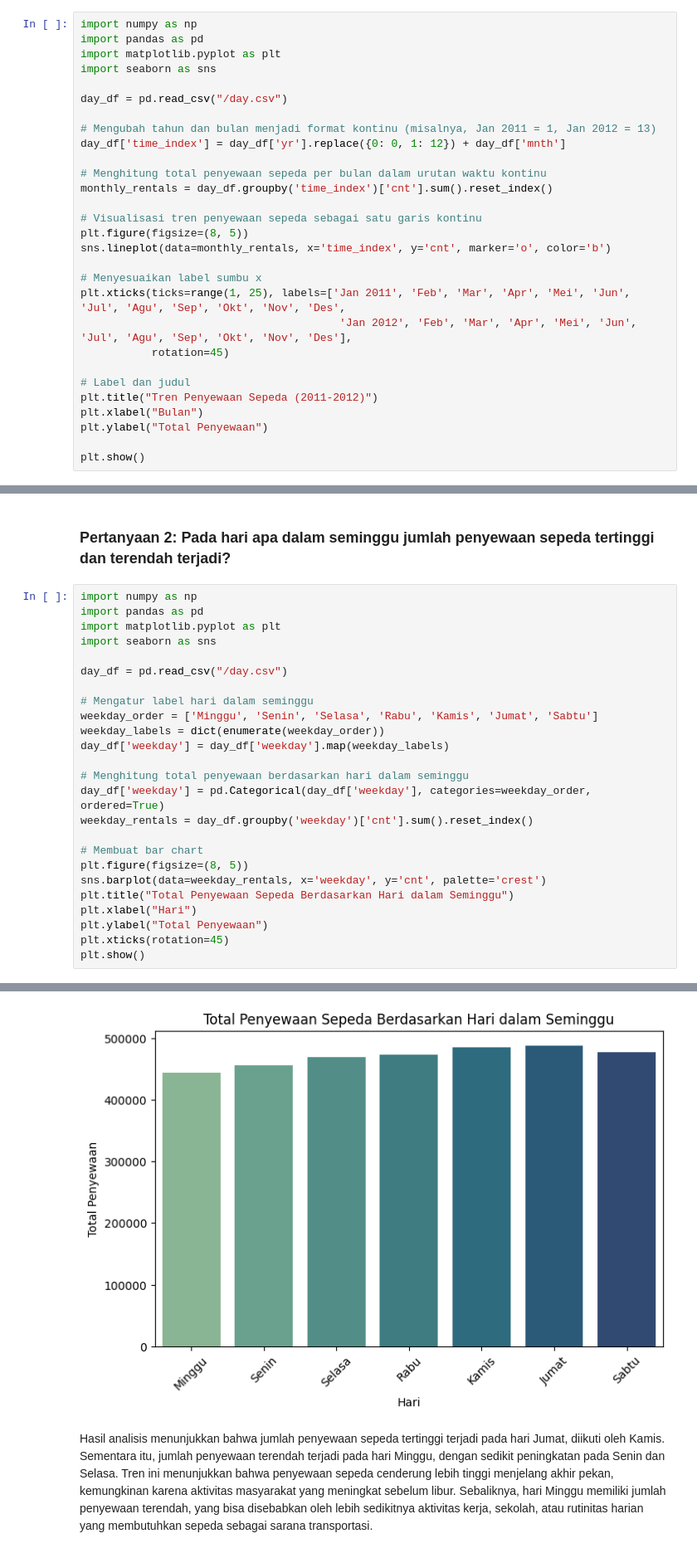
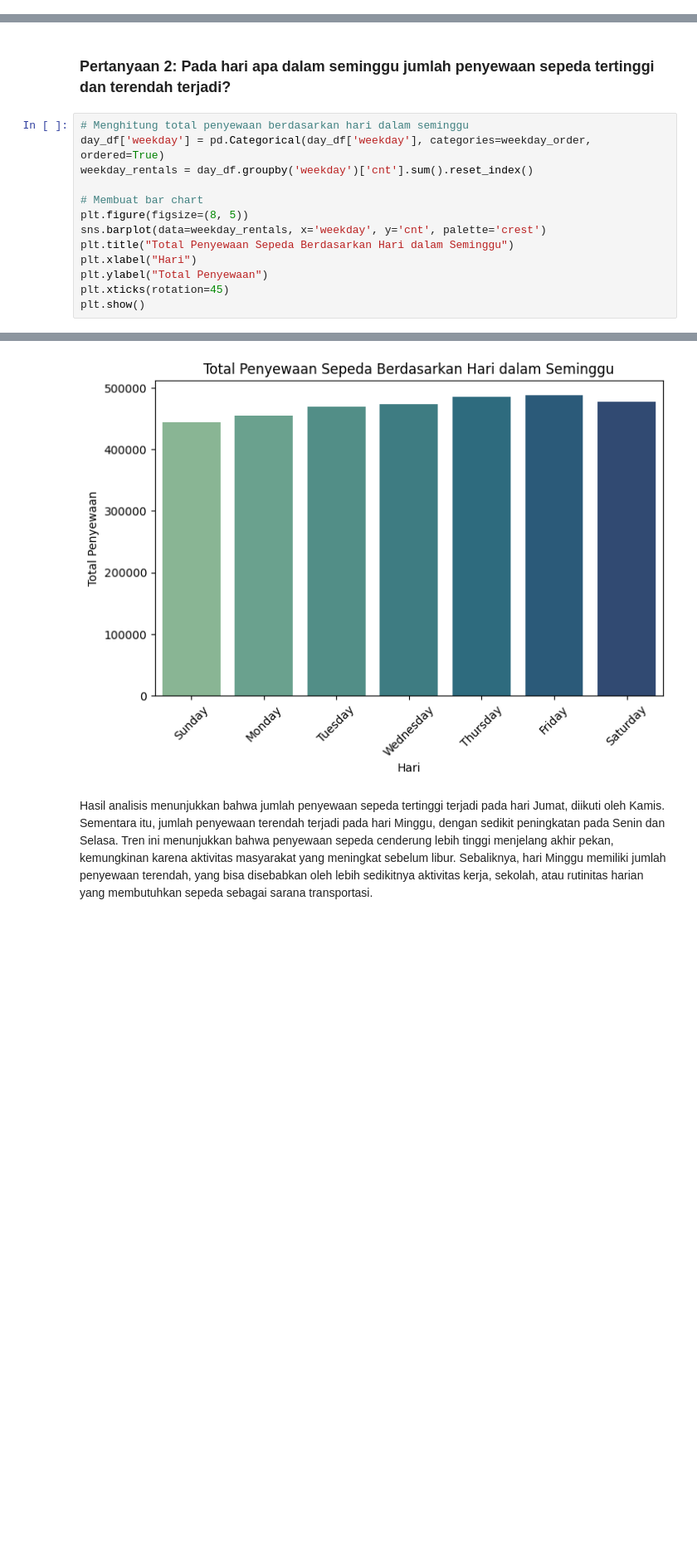
Before and after one commit to sahraazlqdh/Bike-Sharingg, a Jupyter notebook: Notebook.ipynb, the cells around one changed output, grey strips where cells are left out. Shown at 83% size. Saved outputs shown, nothing was run; the diff lists cells and outputs as text; blank space fills up the shorter version.

```diff
--- a/Notebook.ipynb
+++ b/Notebook.ipynb
@@ -371,32 +371,3 @@ Passing `palette` without assigning `hue` is deprecated and will be removed in v
   sns.barplot(data=yearly_rentals, x='yr', y='cnt', palette='viridis')
 <function matplotlib.pyplot.show(close=None, block=None)>
 [figure]
-# %%
-import numpy as np
-import pandas as pd
-import matplotlib.pyplot as plt
-import seaborn as sns
-
-day_df = pd.read_csv("/day.csv")
-
-# Mengubah tahun dan bulan menjadi format kontinu (misalnya, Jan 2011 = 1, Jan 2012 = 13)
-day_df['time_index'] = day_df['yr'].replace({0: 0, 1: 12}) + day_df['mnth']
-
-# Menghitung total penyewaan sepeda per bulan dalam urutan waktu kontinu
-monthly_rentals = day_df.groupby('time_index')['cnt'].sum().reset_index()
-
-# Visualisasi tren penyewaan sepeda sebagai satu garis kontinu
-plt.figure(figsize=(8, 5))
-sns.lineplot(data=monthly_rentals, x='time_index', y='cnt', marker='o', color='b')
-
-# Menyesuaikan label sumbu x
-plt.xticks(ticks=range(1, 25), labels=['Jan 2011', 'Feb', 'Mar', 'Apr', 'Mei', 'Jun', 'Jul', 'Agu', 'Sep', 'Okt', 'Nov', 'Des',
-                                        'Jan 2012', 'Feb', 'Mar', 'Apr', 'Mei', 'Jun', 'Jul', 'Agu', 'Sep', 'Okt', 'Nov', 'Des'],
-           rotation=45)
-
-# Label dan judul
-plt.title("Tren Penyewaan Sepeda (2011-2012)")
-plt.xlabel("Bulan")
-plt.ylabel("Total Penyewaan")
-
-plt.show()
@@ -407,35 +376,23 @@ Grafik menunjukkan tren penyewaan sepeda dari tahun 2011 hingga 2012 mengalami p
 # %% [markdown]
 ### Pertanyaan 2: Pada hari apa dalam seminggu jumlah penyewaan sepeda tertinggi dan terendah terjadi?
 # %%
-import numpy as np
-import pandas as pd
-import matplotlib.pyplot as plt
-import seaborn as sns
-
-day_df = pd.read_csv("/day.csv")
-
-# Mengatur label hari dalam seminggu
-weekday_order = ['Minggu', 'Senin', 'Selasa', 'Rabu', 'Kamis', 'Jumat', 'Sabtu']
-weekday_labels = dict(enumerate(weekday_order))
-day_df['weekday'] = day_df['weekday'].map(weekday_labels)
-
 # Menghitung total penyewaan berdasarkan hari dalam seminggu
 day_df['weekday'] = pd.Categorical(day_df['weekday'], categories=weekday_order, ordered=True)
 weekday_rentals = day_df.groupby('weekday')['cnt'].sum().reset_index()
 
 # Membuat bar chart
 plt.figure(figsize=(8, 5))
 sns.barplot(data=weekday_rentals, x='weekday', y='cnt', palette='crest')
 plt.title("Total Penyewaan Sepeda Berdasarkan Hari dalam Seminggu")
 plt.xlabel("Hari")
 plt.ylabel("Total Penyewaan")
 plt.xticks(rotation=45)
 plt.show()
 # %% [output]
 Passing `palette` without assigning `hue` is deprecated and will be removed in v0.14.0. Assign the `x` variable to `hue` and set `legend=False` for the same effect.
 
   sns.barplot(data=weekday_rentals, x='weekday', y='cnt', palette='crest')
-[figure, old version]
+[figure, new version]
 # %% [markdown]
 Hasil analisis menunjukkan bahwa jumlah penyewaan sepeda tertinggi terjadi pada hari Jumat, diikuti oleh Kamis. Sementara itu, jumlah penyewaan terendah terjadi pada hari Minggu, dengan sedikit peningkatan pada Senin dan Selasa. Tren ini menunjukkan bahwa penyewaan sepeda cenderung lebih tinggi menjelang akhir pekan, kemungkinan karena aktivitas masyarakat yang meningkat sebelum libur. Sebaliknya, hari Minggu memiliki jumlah penyewaan terendah, yang bisa disebabkan oleh lebih sedikitnya aktivitas kerja, sekolah, atau rutinitas harian yang membutuhkan sepeda sebagai sarana transportasi.
 # %%
```
Also changed, not shown: parts of 18 cells of this notebook, 6 other files.
